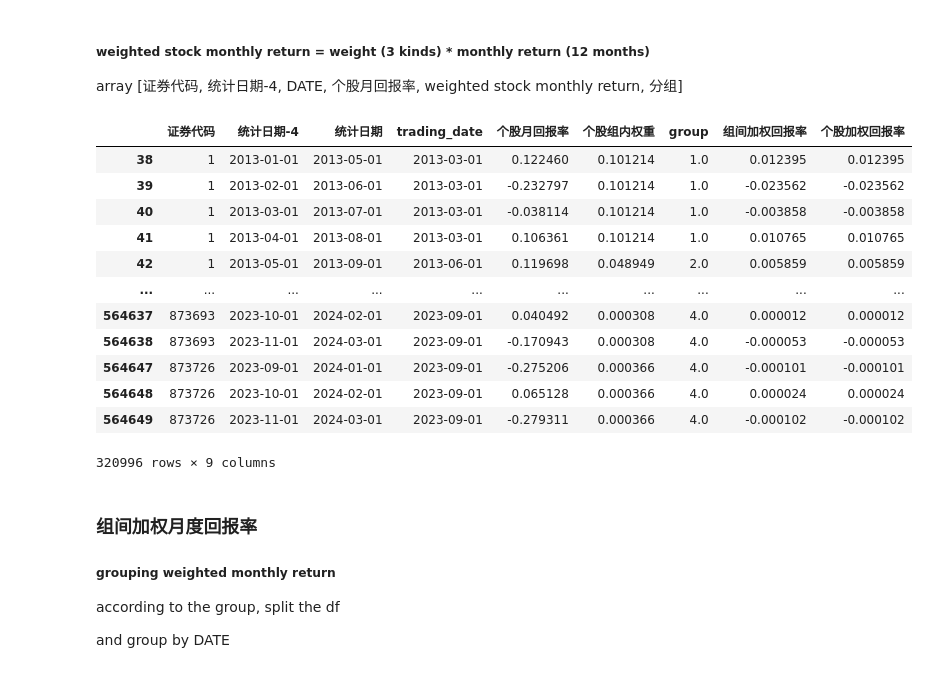
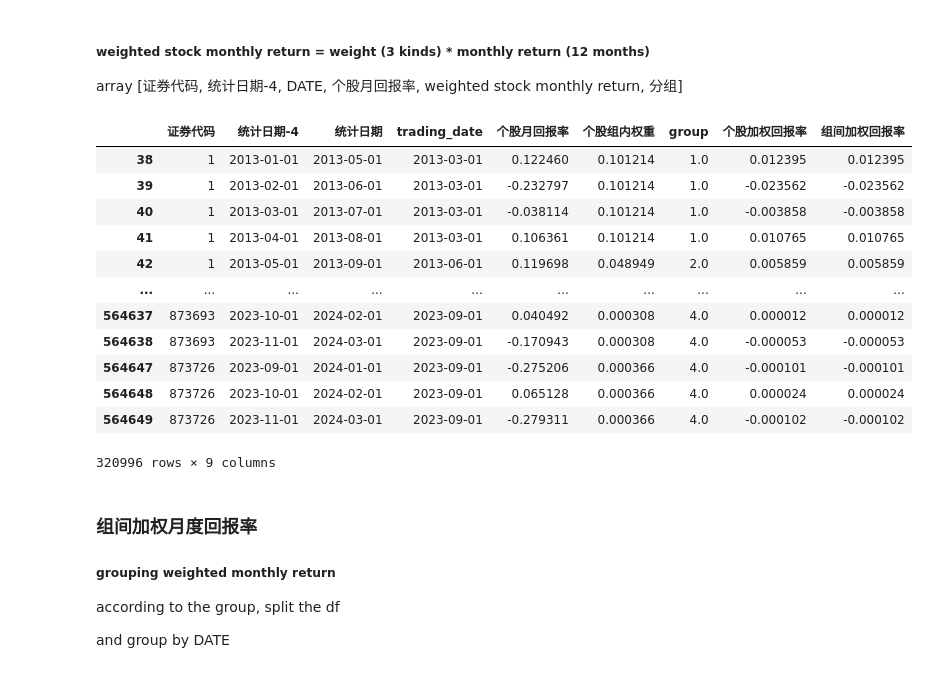
Before and after one commit to Prussia/playJupyter, a Jupyter notebook: testproj/计算加权回报率.ipynb, the cells around one changed output. Drawn from its saved outputs; the diff is of its cells as text; code cells hidden in the pictures.

```diff
--- a/testproj/计算加权回报率.ipynb
+++ b/testproj/计算加权回报率.ipynb
@@ -898,12 +902,14 @@ array [证券代码, 统计日期-4, DATE, 个股月回报率, weighted stock mo
 # %%
 # df3_sub_trading_group.dropna()
 
+df3_sub_trading_group['个股加权回报率'] = df3_sub_trading_group['个股月回报率']* df3_sub_trading_group['个股组内权重']
+df3_sub_trading_group['组间加权回报率'] = df3_sub_trading_group['个股加权回报率']
+
 df3_sub_trading_group_final = df3_sub_trading_group[df3_sub_trading_group['group'].notna()]
 
-df3_sub_trading_group['个股加权回报率'] = df3_sub_trading_group['个股月回报率']* df3_sub_trading_group['个股组内权重']
 df3_sub_trading_group_final
 # %% [output]
-|  | 证券代码 | 统计日期-4 | 统计日期 | trading_date | 个股月回报率 | 个股组内权重 | group | 组间加权回报率 | 个股加权回报率 |
+|  | 证券代码 | 统计日期-4 | 统计日期 | trading_date | 个股月回报率 | 个股组内权重 | group | 个股加权回报率 | 组间加权回报率 |
 | 38 | 1 | 2013-01-01 | 2013-05-01 | 2013-03-01 | 0.122460 | 0.101214 | 1.0 | 0.012395 | 0.012395 |
 | 39 | 1 | 2013-02-01 | 2013-06-01 | 2013-03-01 | -0.232797 | 0.101214 | 1.0 | -0.023562 | -0.023562 |
 | 40 | 1 | 2013-03-01 | 2013-07-01 | 2013-03-01 | -0.038114 | 0.101214 | 1.0 | -0.003858 | -0.003858 |
```
Also changed, not shown: parts of 7 cells of this notebook.
